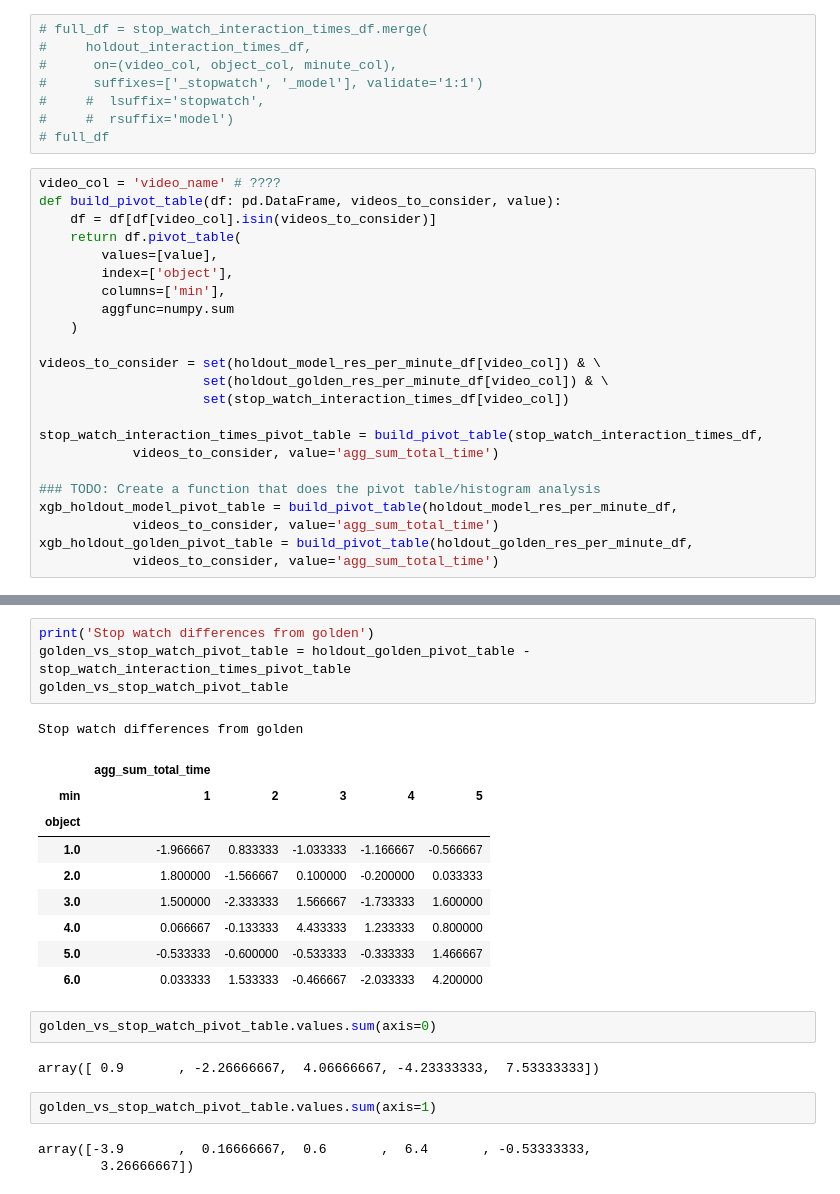
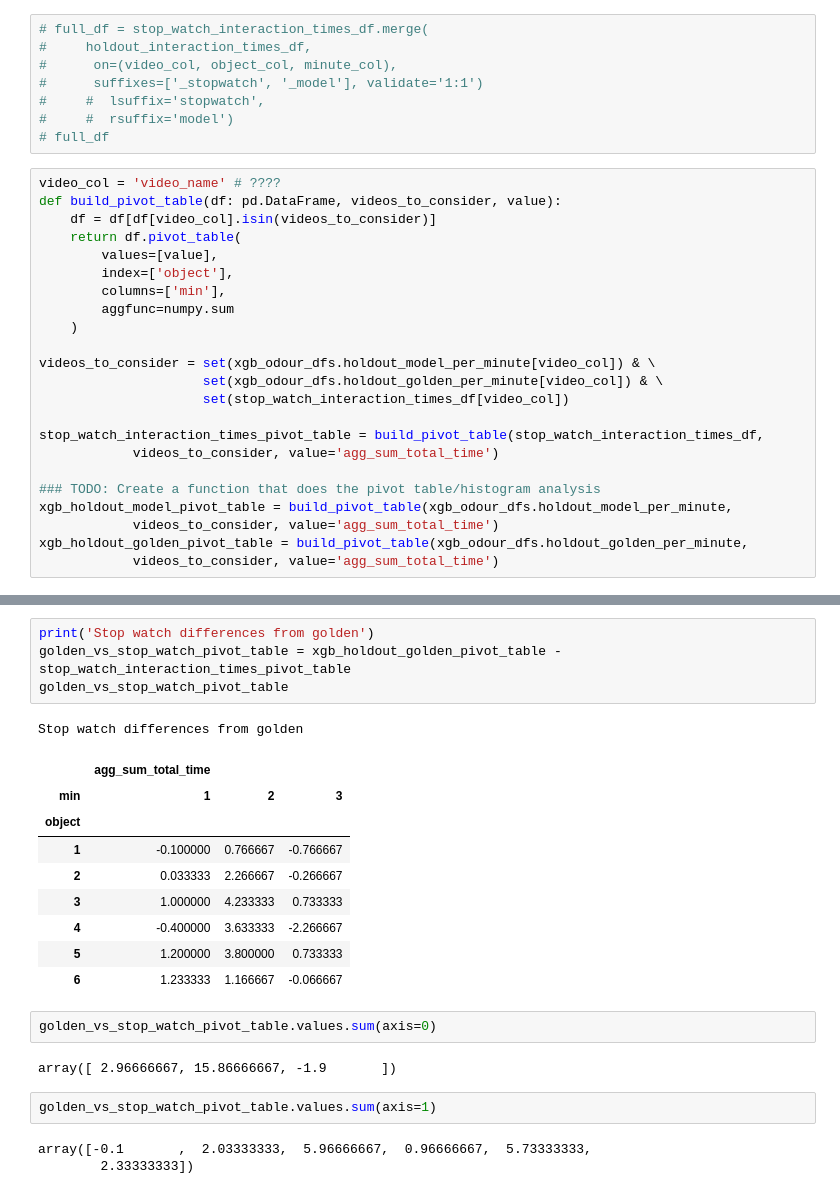
Before and after one commit to HowlandLab/DIBS, a Jupyter notebook: hackathon_sept_2022/October2022-Ilne-paper-analysis.ipynb, the cells around one changed output, grey strips where cells are left out. Saved outputs shown, nothing was run; the diff lists cells and outputs as text.

```diff
--- a/hackathon_sept_2022/October2022-Ilne-paper-analysis.ipynb
+++ b/hackathon_sept_2022/October2022-Ilne-paper-analysis.ipynb
@@ -1327,15 +1323,15 @@ def build_pivot_table(df: pd.DataFrame, videos_to_consider, value):
         aggfunc=numpy.sum
     )
 
-videos_to_consider = set(holdout_model_res_per_minute_df[video_col]) & \
-                     set(holdout_golden_res_per_minute_df[video_col]) & \
+videos_to_consider = set(xgb_odour_dfs.holdout_model_per_minute[video_col]) & \
+                     set(xgb_odour_dfs.holdout_golden_per_minute[video_col]) & \
                      set(stop_watch_interaction_times_df[video_col])
 
 stop_watch_interaction_times_pivot_table = build_pivot_table(stop_watch_interaction_times_df,
             videos_to_consider, value='agg_sum_total_time')
 
 ### TODO: Create a function that does the pivot table/histogram analysis
-xgb_holdout_model_pivot_table = build_pivot_table(holdout_model_res_per_minute_df,
+xgb_holdout_model_pivot_table = build_pivot_table(xgb_odour_dfs.holdout_model_per_minute,
             videos_to_consider, value='agg_sum_total_time')
-xgb_holdout_golden_pivot_table = build_pivot_table(holdout_golden_res_per_minute_df,
+xgb_holdout_golden_pivot_table = build_pivot_table(xgb_odour_dfs.holdout_golden_per_minute,
             videos_to_consider, value='agg_sum_total_time')
@@ -1377,24 +1373,24 @@ Model differences from golden
 # %%
 print('Stop watch differences from golden')
-golden_vs_stop_watch_pivot_table = holdout_golden_pivot_table - stop_watch_interaction_times_pivot_table
+golden_vs_stop_watch_pivot_table = xgb_holdout_golden_pivot_table - stop_watch_interaction_times_pivot_table
 golden_vs_stop_watch_pivot_table
 # %% [output]
 Stop watch differences from golden
-|  | agg_sum_total_time |  |  |  |  |
-| min | 1 | 2 | 3 | 4 | 5 |
-| object |  |  |  |  |  |
-| 1.0 | -1.966667 | 0.833333 | -1.033333 | -1.166667 | -0.566667 |
-| 2.0 | 1.800000 | -1.566667 | 0.100000 | -0.200000 | 0.033333 |
-| 3.0 | 1.500000 | -2.333333 | 1.566667 | -1.733333 | 1.600000 |
-| 4.0 | 0.066667 | -0.133333 | 4.433333 | 1.233333 | 0.800000 |
-| 5.0 | -0.533333 | -0.600000 | -0.533333 | -0.333333 | 1.466667 |
-| 6.0 | 0.033333 | 1.533333 | -0.466667 | -2.033333 | 4.200000 |
+|  | agg_sum_total_time |  |  |
+| min | 1 | 2 | 3 |
+| object |  |  |  |
+| 1 | -0.100000 | 0.766667 | -0.766667 |
+| 2 | 0.033333 | 2.266667 | -0.266667 |
+| 3 | 1.000000 | 4.233333 | 0.733333 |
+| 4 | -0.400000 | 3.633333 | -2.266667 |
+| 5 | 1.200000 | 3.800000 | 0.733333 |
+| 6 | 1.233333 | 1.166667 | -0.066667 |
 # %%
 golden_vs_stop_watch_pivot_table.values.sum(axis=0)
 # %% [output]
-array([ 0.9       , -2.26666667,  4.06666667, -4.23333333,  7.53333333])
+array([ 2.96666667, 15.86666667, -1.9       ])
 # %%
 golden_vs_stop_watch_pivot_table.values.sum(axis=1)
 # %% [output]
-array([-3.9       ,  0.16666667,  0.6       ,  6.4       , -0.53333333,
-        3.26666667])
+array([-0.1       ,  2.03333333,  5.96666667,  0.96666667,  5.73333333,
+        2.33333333])
```
Also changed, not shown: parts of 8 cells of this notebook.
